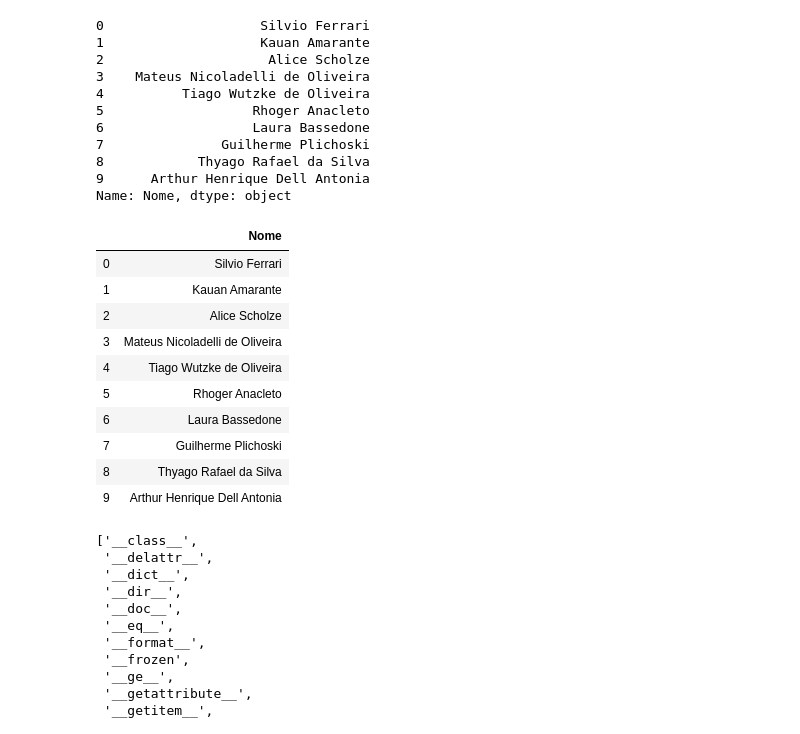
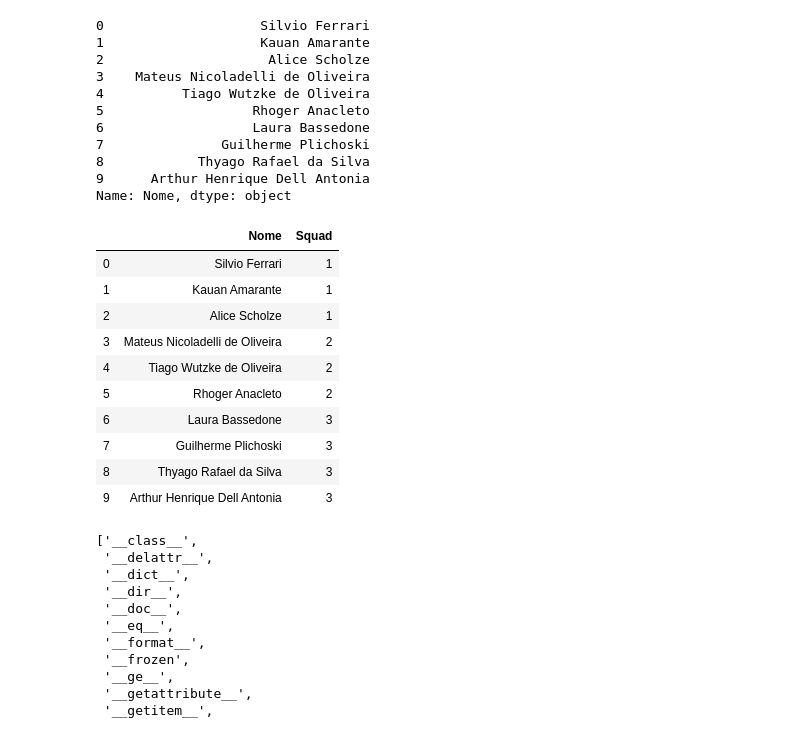
Before and after one commit to gabubellon/xp-ds-joi-2019, a Jupyter notebook: semana02/01.semana02.pandas.ipynb, the cells around one changed output. Saved outputs shown, nothing was run; the diff lists cells and outputs as text; code cells hidden in the pictures.

```diff
--- a/semana02/01.semana02.pandas.ipynb
+++ b/semana02/01.semana02.pandas.ipynb
@@ -108,8 +108,8 @@ alunos_dict = {
     ],
     'Squad': [1, 1, 1, 2, 2, 2, 3, 3, 3, 3],
     'Cidade': [
-        'Joinville', 'Joinville', 'Joinville', 'Joinville', 'Joinville',
-        'Joinville', 'Joinville', 'Joinville', 'Joinville', 'Joinville'
+        'Joinville', 'Joinville', 'Canoinhas', 'Criciuma', 'São Paulo',
+        'Joinville', 'Porto Alegre', 'São Bento', 'Joinville', 'Joinville'
     ]
 }
 alunos_dict
@@ -324,19 +367,19 @@ df_colunas['Nome']
 9      Arthur Henrique Dell Antonia
 Name: Nome, dtype: object
 # %%
-df_colunas[['Nome']]
+df_colunas[['Nome','Squad']]
 # %% [output]
-|  | Nome |
-| 0 | Silvio Ferrari |
-| 1 | Kauan Amarante |
-| 2 | Alice Scholze |
-| 3 | Mateus Nicoladelli de Oliveira |
-| 4 | Tiago Wutzke de Oliveira |
-| 5 | Rhoger Anacleto |
-| 6 | Laura Bassedone |
-| 7 | Guilherme Plichoski |
-| 8 | Thyago Rafael da Silva |
-| 9 | Arthur Henrique Dell Antonia |
+|  | Nome | Squad |
+| 0 | Silvio Ferrari | 1 |
+| 1 | Kauan Amarante | 1 |
+| 2 | Alice Scholze | 1 |
+| 3 | Mateus Nicoladelli de Oliveira | 2 |
+| 4 | Tiago Wutzke de Oliveira | 2 |
+| 5 | Rhoger Anacleto | 2 |
+| 6 | Laura Bassedone | 3 |
+| 7 | Guilherme Plichoski | 3 |
+| 8 | Thyago Rafael da Silva | 3 |
+| 9 | Arthur Henrique Dell Antonia | 3 |
 # %%
 dir(df_colunas.Nome.str)
 # %% [output]
```
Also changed, not shown: parts of 43 cells of this notebook, 3 other files.
